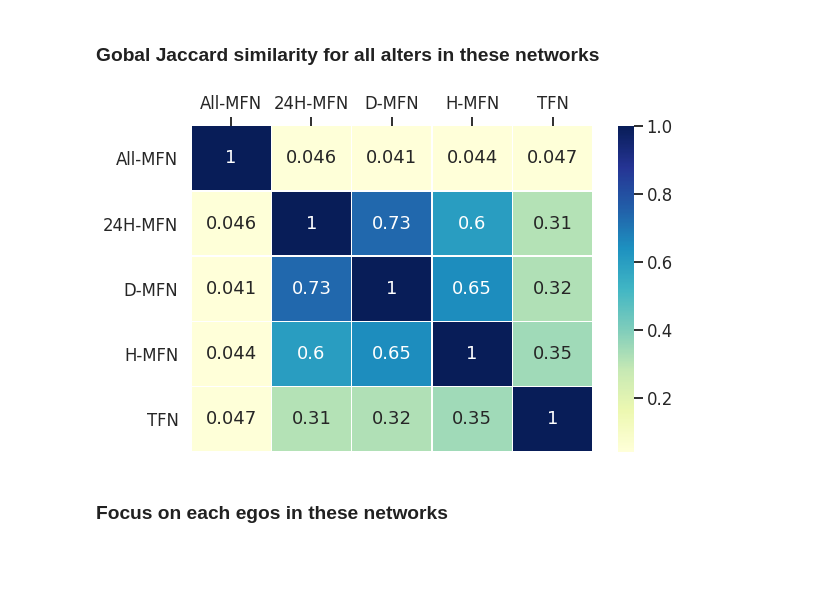
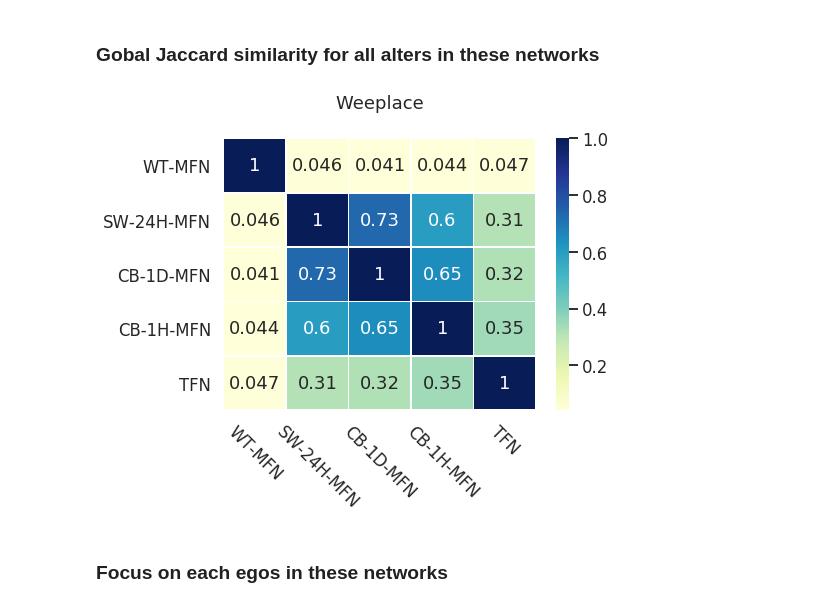
Before and after one commit to Magica-Chen/social-predictability, a Jupyter notebook: Ranking-Based-WP-VS.ipynb, the cells around one changed output. Saved outputs shown, nothing was run; the diff lists cells and outputs as text; code cells hidden in the pictures; blank space fills up the shorter version.

```diff
--- a/Ranking-Based-WP-VS.ipynb
+++ b/Ranking-Based-WP-VS.ipynb
@@ -264,5 +264,5 @@ VIP_merged.columns = ['Included', 'userid', 'All-MFN' ,'24H-MFN', 'D-MFN', 'H-MF
 ### Gobal Jaccard similarity for all alters in these networks
 # %%
 VIP_similarity = util.jaccard_pandas_similarity(VIP_merged[VIP_merged.columns[-5:]])
-VIP_similarity = pd.DataFrame(VIP_similarity, columns=['All-MFN','24H-MFN', 'D-MFN', 'H-MFN', 'TFN'])
-VIP_similarity.index = ['All-MFN', '24H-MFN', 'D-MFN', 'H-MFN', 'TFN']
+VIP_similarity = pd.DataFrame(VIP_similarity, columns=['WT-MFN','SW-24H-MFN', 'CB-1D-MFN', 'CB-1H-MFN', 'TFN'])
+VIP_similarity.index = ['WT-MFN','SW-24H-MFN', 'CB-1D-MFN', 'CB-1H-MFN', 'TFN']
@@ -269,13 +273,14 @@ VIP_similarity.index = ['All-MFN', '24H-MFN', 'D-MFN', 'H-MFN', 'TFN']
 # %%
-fig, ax = plt.subplots(figsize=(9, 6))
+fig, ax = plt.subplots(figsize=(7, 5))
 sns.heatmap(VIP_similarity , cmap="YlGnBu", ax=ax,
             linewidths=.5, annot=True)
-ax.xaxis.tick_top() # x axis on top
-ax.xaxis.set_label_position('top')
-# ax.set_title('Jaccard similarity for all alters')
+# ax.xaxis.tick_top() # x axis on top
+ax.xaxis.set_label_position('bottom')
+plt.xticks(rotation=-45)
+ax.set_title('Weeplace', pad=30)
 plt.show()
 # %% [output]
-[figure, old version]
+[figure, new version]
 # %% [markdown]
 ### Focus on each egos in these networks
 # %%
```
Also changed, not shown: parts of 1 cell of this notebook, 3 other files.
